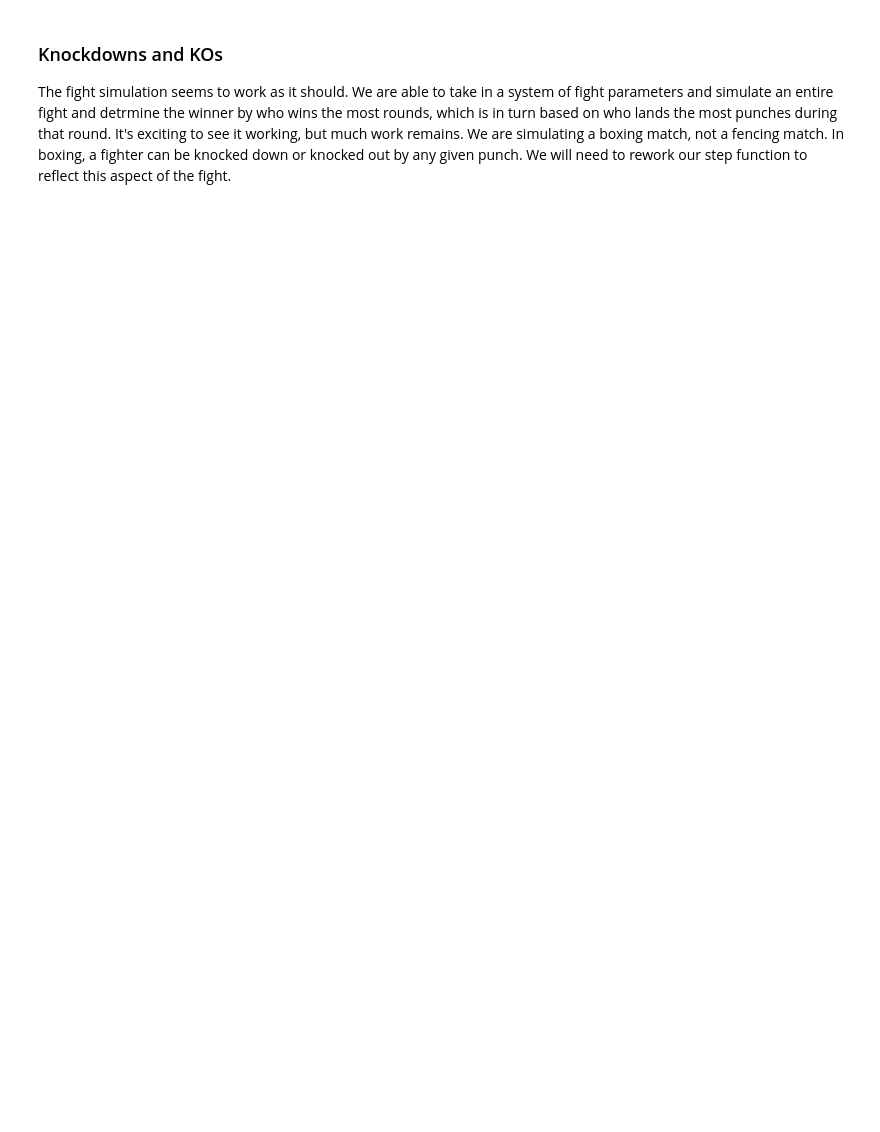
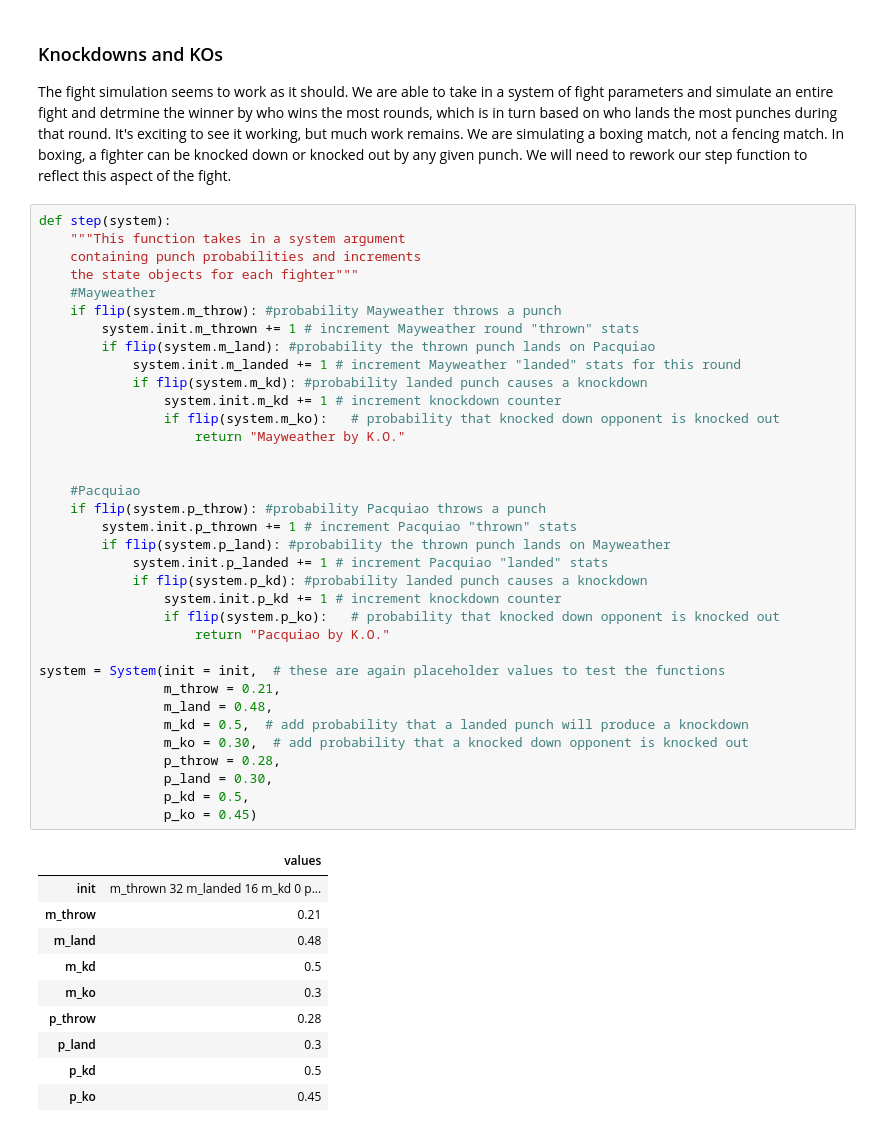
Before and after one commit to pmalo46/DATA604, a Jupyter notebook: Final_project604.ipynb, the cells around one changed output. Drawn from its saved outputs; the diff is of its cells as text; blank space fills up the shorter version.

```diff
--- a/Final_project604.ipynb
+++ b/Final_project604.ipynb
@@ -327,3 +340,49 @@ pacquiao
 # %% [markdown]
 ### Knockdowns and KOs
 The fight simulation seems to work as it should. We are able to take in a system of fight parameters and simulate an entire fight and detrmine the winner by who wins the most rounds, which is in turn based on who lands the most punches during that round.  It's exciting to see it working, but much work remains.  We are simulating a boxing match, not a fencing match. In boxing, a fighter can be knocked down or knocked out by any given punch. We will need to rework our step function to reflect this aspect of the fight.
+# %%
+def step(system):
+    """This function takes in a system argument
+    containing punch probabilities and increments
+    the state objects for each fighter"""
+    #Mayweather
+    if flip(system.m_throw): #probability Mayweather throws a punch
+        system.init.m_thrown += 1 # increment Mayweather round "thrown" stats
+        if flip(system.m_land): #probability the thrown punch lands on Pacquiao
+            system.init.m_landed += 1 # increment Mayweather "landed" stats for this round
+            if flip(system.m_kd): #probability landed punch causes a knockdown
+                system.init.m_kd += 1 # increment knockdown counter
+                if flip(system.m_ko):   # probability that knocked down opponent is knocked out
+                    return "Mayweather by K.O."
+
+
+    #Pacquiao
+    if flip(system.p_throw): #probability Pacquiao throws a punch
+        system.init.p_thrown += 1 # increment Pacquiao "thrown" stats
+        if flip(system.p_land): #probability the thrown punch lands on Mayweather
+            system.init.p_landed += 1 # increment Pacquiao "landed" stats
+            if flip(system.p_kd): #probability landed punch causes a knockdown
+                system.init.p_kd += 1 # increment knockdown counter
+                if flip(system.p_ko):   # probability that knocked down opponent is knocked out
+                    return "Pacquiao by K.O."
+
+system = System(init = init,  # these are again placeholder values to test the functions
+                m_throw = 0.21,
+                m_land = 0.48,
+                m_kd = 0.5,  # add probability that a landed punch will produce a knockdown
+                m_ko = 0.30,  # add probability that a knocked down opponent is knocked out
+                p_throw = 0.28,
+                p_land = 0.30,
+                p_kd = 0.5,
+                p_ko = 0.45)
+# %% [output]
+|  | values |
+| init | m_thrown 32 m_landed 16 m_kd 0 p... |
+| m_throw | 0.21 |
+| m_land | 0.48 |
+| m_kd | 0.5 |
+| m_ko | 0.3 |
+| p_throw | 0.28 |
+| p_land | 0.3 |
+| p_kd | 0.5 |
+| p_ko | 0.45 |
```
Also changed, not shown: parts of 13 cells of this notebook.
